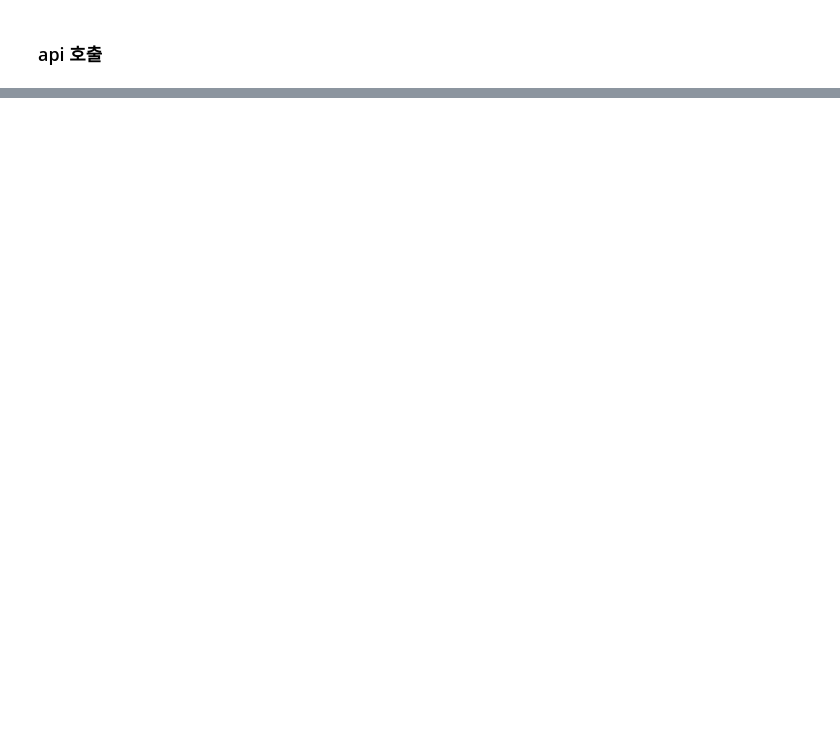
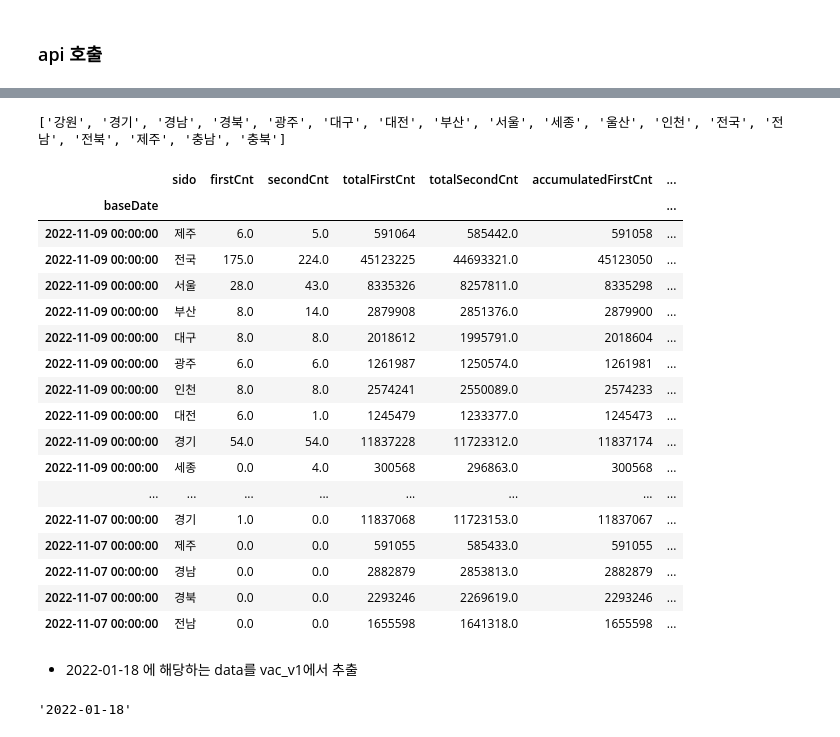
Before and after one commit to tanya-bang/12.Hadoop-Spark, a Jupyter notebook: note/14_Extract.ipynb, the cells around one changed output, grey strips where cells are left out. Drawn from its saved outputs; the diff is of its cells as text; code cells hidden in the pictures; blank space fills up the shorter version.

Commit message:
subquery, api data extract lecture files

```diff
--- a/note/14_Extract.ipynb
+++ b/note/14_Extract.ipynb
@@ -64,0 +357,3 @@ from bs4 import BeautifulSoup
+# %%
+vac_v1 = pd.read_csv('data/corona_data/Covid19Vaccine.csv', index_col=0)
+vac_v1.head(5)
@@ -64,0 +413,5 @@ from bs4 import BeautifulSoup
+# %%
+before = [ sido for sido in vac_v1[['sido']].drop_duplicates()['sido']]
+before.sort()
+before.remove('기타')
+print(before)
@@ -64,0 +442,36 @@ from bs4 import BeautifulSoup
+# %%
+after = [sido for sido in pop['loc']]
+after.sort()
+print(after)
+# %% [output]
+['강원', '경기', '경남', '경북', '광주', '대구', '대전', '부산', '서울', '세종', '울산', '인천', '전국', '전남', '전북', '제주', '충남', '충북']
+# %%
+for i in range(0, len(after)) :
+    vac_v1['sido'] = vac_v1['sido'].replace(before[i], after[i])
+# %%
+vac_v1.head(50)
+# %% [output]
+|  | sido | firstCnt | secondCnt | totalFirstCnt | totalSecondCnt | accumulatedFirstCnt | ... |
+| baseDate |  |  |  |  |  |  | ... |
+| 2022-11-09 00:00:00 | 제주 | 6.0 | 5.0 | 591064 | 585442.0 | 591058 | ... |
+| 2022-11-09 00:00:00 | 전국 | 175.0 | 224.0 | 45123225 | 44693321.0 | 45123050 | ... |
+| 2022-11-09 00:00:00 | 서울 | 28.0 | 43.0 | 8335326 | 8257811.0 | 8335298 | ... |
+| 2022-11-09 00:00:00 | 부산 | 8.0 | 14.0 | 2879908 | 2851376.0 | 2879900 | ... |
+| 2022-11-09 00:00:00 | 대구 | 8.0 | 8.0 | 2018612 | 1995791.0 | 2018604 | ... |
+| 2022-11-09 00:00:00 | 광주 | 6.0 | 6.0 | 1261987 | 1250574.0 | 1261981 | ... |
+| 2022-11-09 00:00:00 | 인천 | 8.0 | 8.0 | 2574241 | 2550089.0 | 2574233 | ... |
+| 2022-11-09 00:00:00 | 대전 | 6.0 | 1.0 | 1245479 | 1233377.0 | 1245473 | ... |
+| 2022-11-09 00:00:00 | 경기 | 54.0 | 54.0 | 11837228 | 11723312.0 | 11837174 | ... |
+| 2022-11-09 00:00:00 | 세종 | 0.0 | 4.0 | 300568 | 296863.0 | 300568 | ... |
+| ... | ... | ... | ... | ... | ... | ... | ... |
+| 2022-11-07 00:00:00 | 경기 | 1.0 | 0.0 | 11837068 | 11723153.0 | 11837067 | ... |
+| 2022-11-07 00:00:00 | 제주 | 0.0 | 0.0 | 591055 | 585433.0 | 591055 | ... |
+| 2022-11-07 00:00:00 | 경남 | 0.0 | 0.0 | 2882879 | 2853813.0 | 2882879 | ... |
+| 2022-11-07 00:00:00 | 경북 | 0.0 | 0.0 | 2293246 | 2269619.0 | 2293246 | ... |
+| 2022-11-07 00:00:00 | 전남 | 0.0 | 0.0 | 1655598 | 1641318.0 | 1655598 | ... |
+# %% [markdown]
+- 2022-01-18 에 해당하는 data를 vac_v1에서 추출
+# %%
+cal_std_day(365*3)
+# %% [output]
+'2022-01-18'
```
Also changed, not shown: parts of 67 cells of this notebook, 1 other file.
